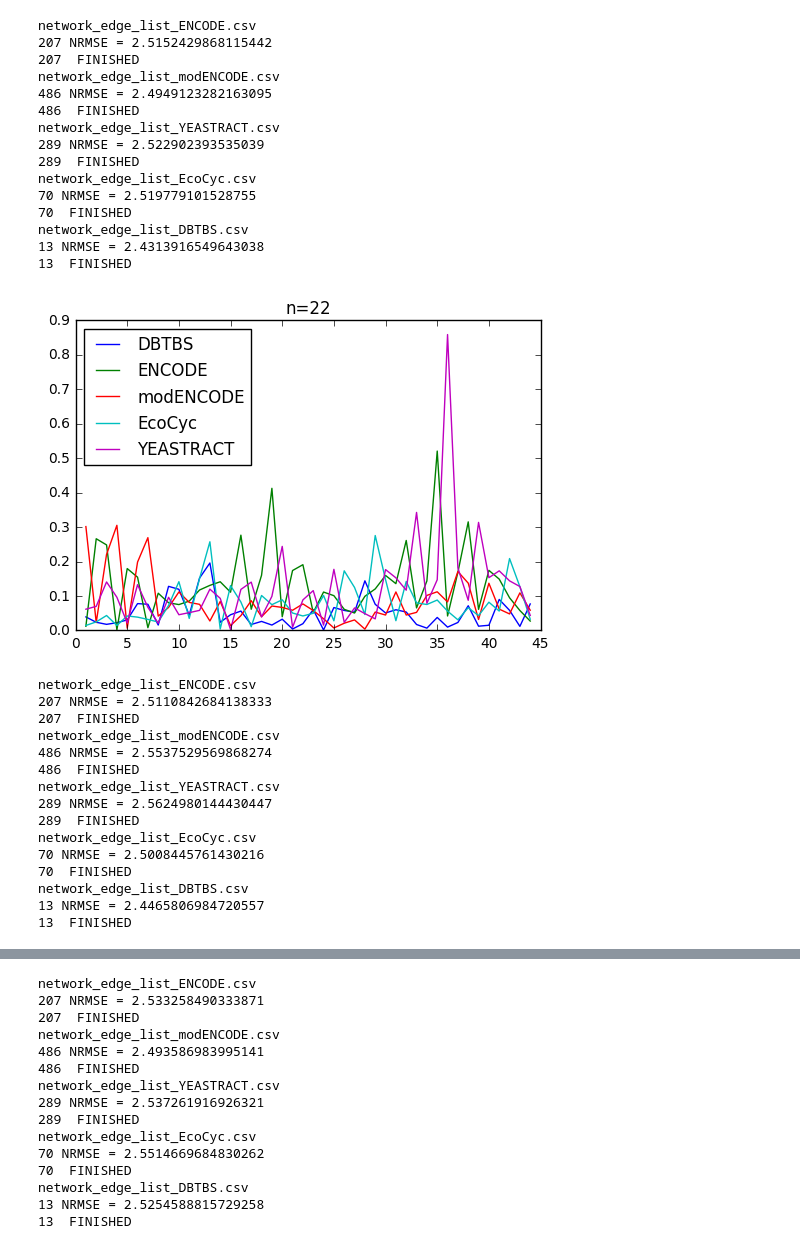
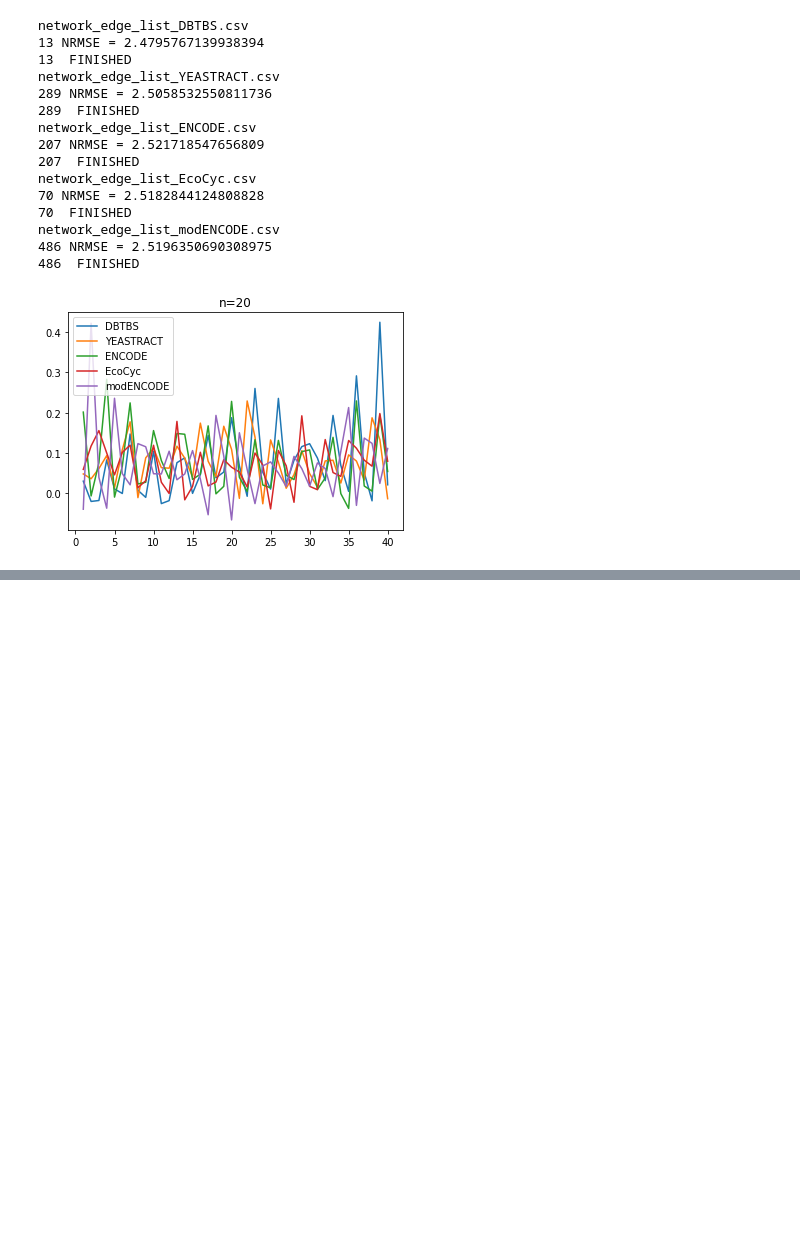
Before and after one commit to carfuentes/mutual_info_study, a Jupyter notebook: ESN-gene-nets.ipynb, the cells around one changed output, grey strips where cells are left out. Cells and saved outputs as stored; diff of their text form; code cells hidden in the pictures; blank space fills up the shorter version.

```diff
--- a/ESN-gene-nets.ipynb
+++ b/ESN-gene-nets.ipynb
@@ -27,6 +33,21 @@ def get_cyclic_net(filename):
     selfloops_in_reservoir=[edge for edge in selfloops if edge[0] in G.nodes()]
     G.add_edges_from(selfloops_in_reservoir)
     return G
+# %%
+#networkx 2.1
+def get_cyclic_net(filename):
+    G=nx.read_edgelist(filename, comments='#', delimiter="\t", nodetype =str,  data=(('mode',str),), create_using=nx.DiGraph())
+    G.remove_nodes_from(["Source", "Target"])
+    selfloops=G.selfloop_edges()
+    G.remove_edges_from(G.selfloop_edges())
+
+    while 0 in [d[1] for d in G.in_degree()] or 0 in [d[1] for d in G.out_degree()]:
+        nodes_to_remove=[node for node in G if G.in_degree(node) == 0 or G.out_degree(node) == 0]
+        G.remove_nodes_from(nodes_to_remove)
+
+    selfloops_in_reservoir=[edge for edge in selfloops if edge[0] in G.nodes()]
+    G.add_edges_from(selfloops_in_reservoir)
+    return G
 # %%
 class ESN(object):
     def __init__(self, filename, in_size, out_size, spectral_radius):
@@ -48,8 +69,9 @@ class ESN(object):
 
 
     def build_adj_weighted_matrix(self, filename):
+        #NETWORK v2.0
         net=get_cyclic_net(filename)
-        for edge in net.edges_iter(data="mode", default=0):
+        for edge in net.edges(data="mode", default=0):
             source,target,mode=edge
             if mode== "+":
                 net[source][target]["weight"]= rand.uniform(0,1)
@@ -305,7 +347,7 @@ testing_gene_net("Dataset1/",NARMA_result)
 print("With derivatives")
 MI_by_file, X_by_file, Y_by_file=testing_gene_net_derivative("Dataset1/", a,b,c)
 # %%
-for n in range(21,41):
+for n in [18,20]:
     MI_by_file, X_by_file, Y_by_file=testing_gene_net_derivative("Dataset1/", a,b,c,n)
     title("n="+str(n))
     plot_MI_by_file(MI_by_file)
@@ -329,31 +371,16 @@ network_edge_list_DBTBS.csv
+network_edge_list_DBTBS.csv
+13 NRMSE = 2.4795767139938394
+13  FINISHED
+network_edge_list_YEASTRACT.csv
+289 NRMSE = 2.5058532550811736
+289  FINISHED
 network_edge_list_ENCODE.csv
-207 NRMSE = 2.5152429868115442
+207 NRMSE = 2.521718547656809
 207  FINISHED
+network_edge_list_EcoCyc.csv
+70 NRMSE = 2.5182844124808828
+70  FINISHED
 network_edge_list_modENCODE.csv
-486 NRMSE = 2.4949123282163095
+486 NRMSE = 2.5196350690308975
 486  FINISHED
-network_edge_list_YEASTRACT.csv
-289 NRMSE = 2.522902393535039
-289  FINISHED
-network_edge_list_EcoCyc.csv
-70 NRMSE = 2.519779101528755
-70  FINISHED
-network_edge_list_DBTBS.csv
-13 NRMSE = 2.4313916549643038
-13  FINISHED
-[figure, old version]
+[figure, new version]
-network_edge_list_ENCODE.csv
-207 NRMSE = 2.5110842684138333
-207  FINISHED
-network_edge_list_modENCODE.csv
-486 NRMSE = 2.5537529569868274
-486  FINISHED
-network_edge_list_YEASTRACT.csv
-289 NRMSE = 2.5624980144430447
-289  FINISHED
-network_edge_list_EcoCyc.csv
-70 NRMSE = 2.5008445761430216
-70  FINISHED
-network_edge_list_DBTBS.csv
-13 NRMSE = 2.4465806984720557
-13  FINISHED
@@ -361,15 +386,0 @@ network_edge_list_DBTBS.csv
-network_edge_list_ENCODE.csv
-207 NRMSE = 2.533258490333871
-207  FINISHED
-network_edge_list_modENCODE.csv
-486 NRMSE = 2.493586983995141
-486  FINISHED
-network_edge_list_YEASTRACT.csv
-289 NRMSE = 2.537261916926321
-289  FINISHED
-network_edge_list_EcoCyc.csv
-70 NRMSE = 2.5514669684830262
-70  FINISHED
-network_edge_list_DBTBS.csv
-13 NRMSE = 2.5254588815729258
-13  FINISHED
```
Also changed, not shown: parts of 8 cells of this notebook, 1 other file.
